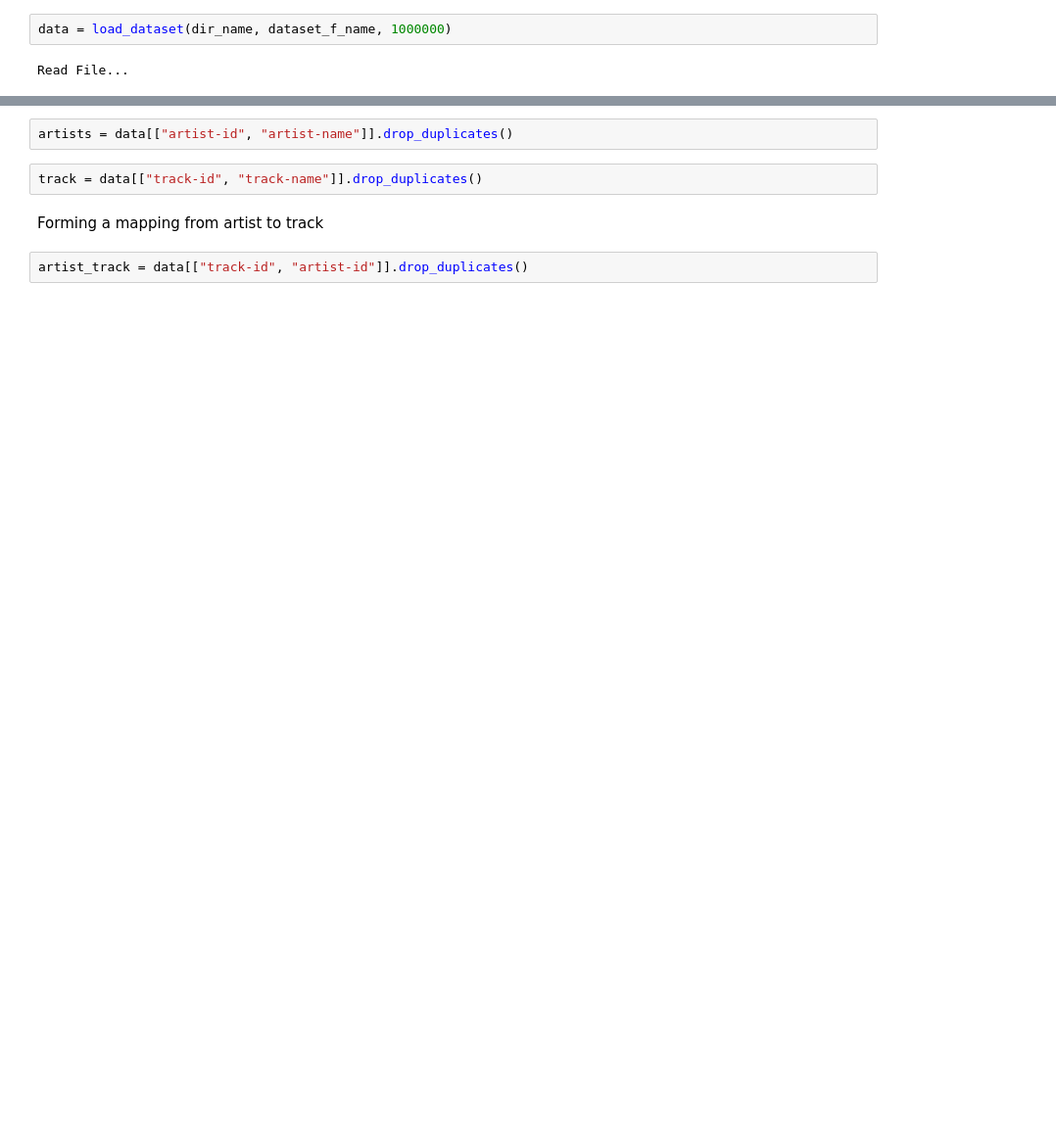
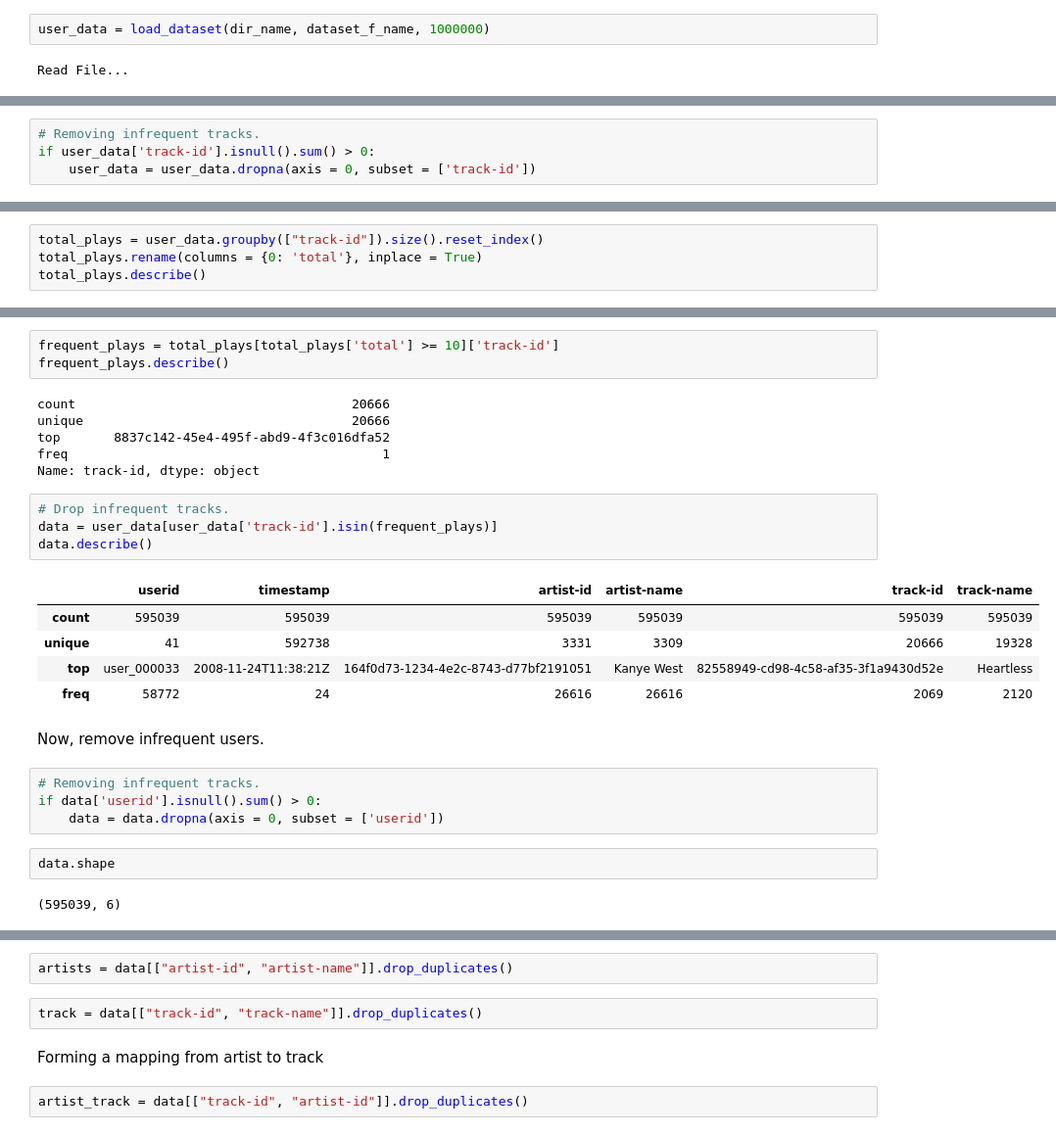
Before and after one commit to priyadskml/musicReco, a Jupyter notebook: Baselines.ipynb, the cells around one changed output, grey strips where cells are left out. Shown at 98% size. Drawn from its saved outputs; the diff is of its cells as text; blank space fills up the shorter version.

```diff
--- a/Baselines.ipynb
+++ b/Baselines.ipynb
@@ -11,7 +11,7 @@ download_dataset(URL, f_name)
 # %% [output]
 Dataset Exists...
 # %%
-data = load_dataset(dir_name, dataset_f_name, 1000000)
+user_data = load_dataset(dir_name, dataset_f_name, 1000000)
 # %% [output]
 Read File...
 # %%
@@ -30,0 +35,4 @@ data[:10]
+# %%
+# Removing infrequent tracks.
+if user_data['track-id'].isnull().sum() > 0:
+    user_data = user_data.dropna(axis = 0, subset = ['track-id'])
@@ -30,0 +43,4 @@ data[:10]
+# %%
+total_plays = user_data.groupby(["track-id"]).size().reset_index()
+total_plays.rename(columns = {0: 'total'}, inplace = True)
+total_plays.describe()
@@ -30,0 +57,29 @@ data[:10]
+# %%
+frequent_plays = total_plays[total_plays['total'] >= 10]['track-id']
+frequent_plays.describe()
+# %% [output]
+count                                    20666
+unique                                   20666
+top       8837c142-45e4-495f-abd9-4f3c016dfa52
+freq                                         1
+Name: track-id, dtype: object
+# %%
+# Drop infrequent tracks.
+data = user_data[user_data['track-id'].isin(frequent_plays)]
+data.describe()
+# %% [output]
+|  | userid | timestamp | artist-id | artist-name | track-id | track-name |
+| count | 595039 | 595039 | 595039 | 595039 | 595039 | 595039 |
+| unique | 41 | 592738 | 3331 | 3309 | 20666 | 19328 |
+| top | user_000033 | 2008-11-24T11:38:21Z | 164f0d73-1234-4e2c-8743-d77bf2191051 | Kanye West | 82558949-cd98-4c58-af35-3f1a9430d52e | Heartless |
+| freq | 58772 | 24 | 26616 | 26616 | 2069 | 2120 |
+# %% [markdown]
+Now, remove infrequent users.
+# %%
+# Removing infrequent tracks.
+if data['userid'].isnull().sum() > 0:
+    data = data.dropna(axis = 0, subset = ['userid'])
+# %%
+data.shape
+# %% [output]
+(595039, 6)
```
Also changed, not shown: parts of 23 cells of this notebook.
